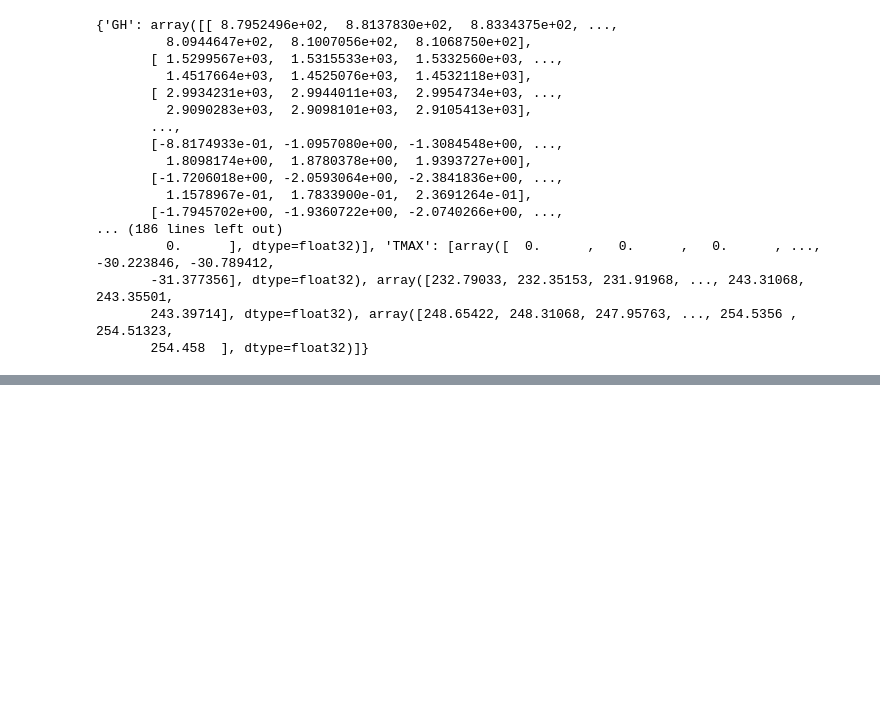
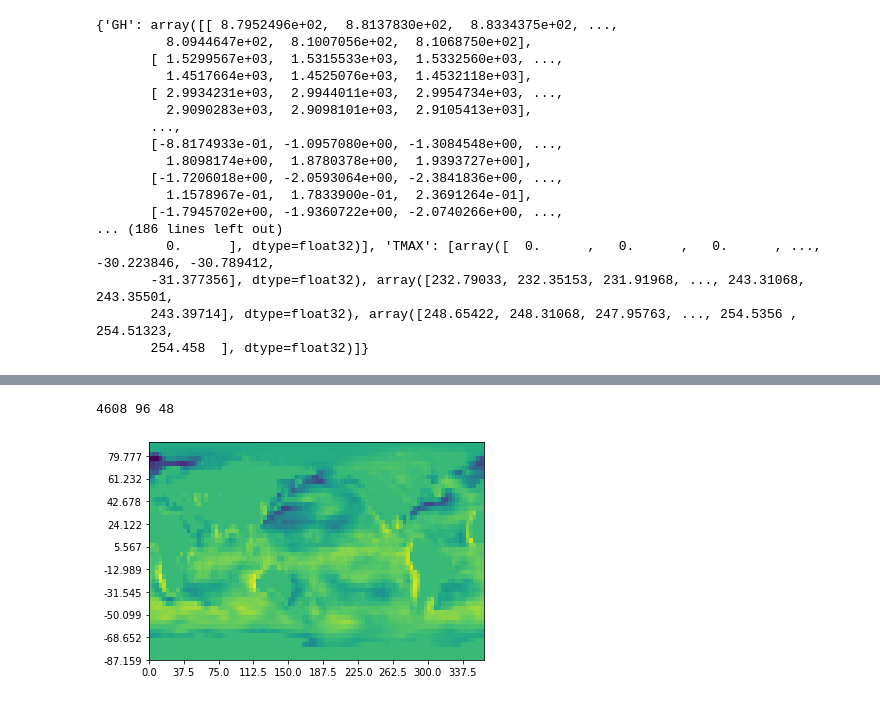
Before and after one commit to sebranchett/Jupyter_GrADS, a Jupyter notebook: ExoSPEEDY.ipynb, the cells around one changed output, grey strips where cells are left out. Drawn from its saved outputs; the diff is of its cells as text; code cells hidden in the pictures; blank space fills up the shorter version.

Commit message:
matplotlib and pandas to plot 1 set of results

```diff
--- a/ExoSPEEDY.ipynb
+++ b/ExoSPEEDY.ipynb
@@ -178,0 +202,4 @@ print(data)
+# %%
+print(len(data["TMAX"][0]),len(metadata["XDEF"]),len(metadata["YDEF"]))
+# %% [output]
+4608 96 48
@@ -178,0 +210,4 @@ print(data)
+# %%
+heat = data["TMAX"][0].reshape(len(metadata["YDEF"]), len(metadata["XDEF"]))
+lenX = len(metadata["XDEF"])
+lenY = len(metadata["YDEF"])
@@ -178,0 +216,11 @@ print(data)
+# %%
+df = pd.DataFrame(heat, index= metadata["YDEF"], columns=metadata["XDEF"])
+#dfr = df.iloc[::-1]
+# df
+# %%
+plt.pcolor(df)
+plt.yticks(np.arange(0, lenY, 5), df.index[0::5])
+plt.xticks(np.arange(0, lenX, 10), df.columns[0::10])
+plt.show()
+# %% [output]
+[figure, added]
```
Also changed, not shown: parts of 6 cells of this notebook.
